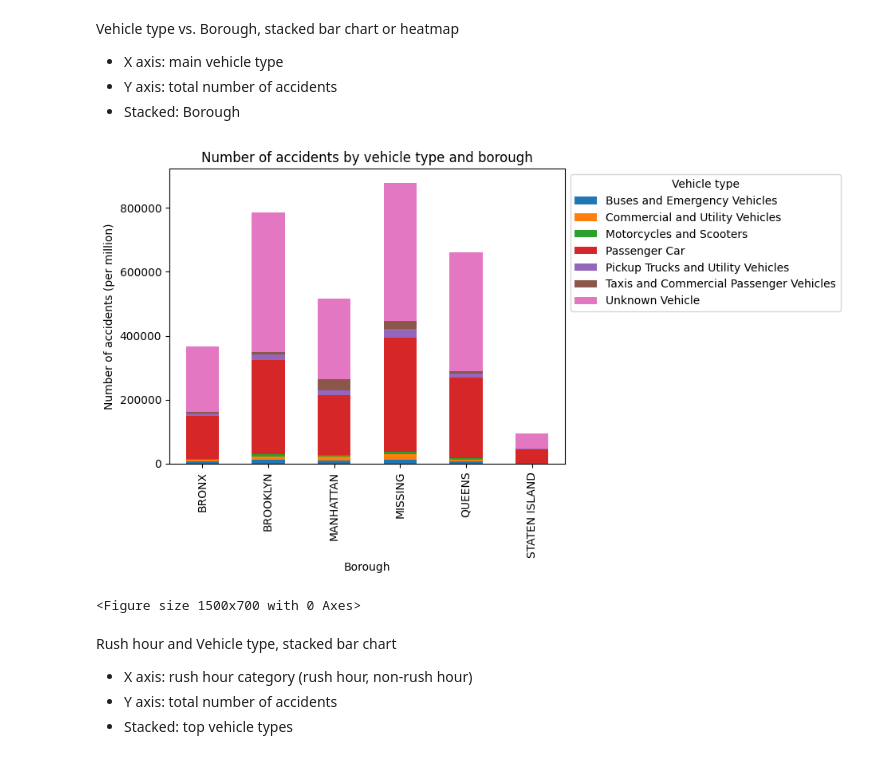
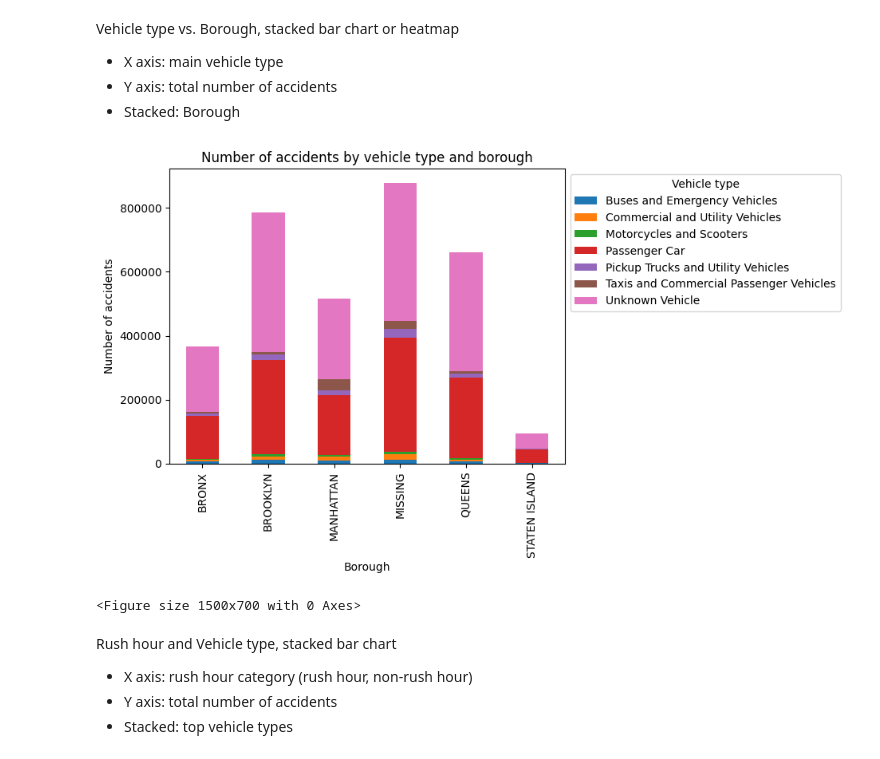
Before and after one commit to cathyduanh/DVA-Project, a Jupyter notebook: Visualization/visualization_dpatel432.ipynb, the cells around one changed output. Cells and saved outputs as stored; diff of their text form; code cells hidden in the pictures.

Commit message:
fixed typo in visualizations

```diff
--- a/Visualization/visualization_dpatel432.ipynb
+++ b/Visualization/visualization_dpatel432.ipynb
@@ -59,20 +59,20 @@ Vehicle type vs. Borough, stacked bar chart or heatmap
 # %%
 fig, ax = plt.subplots()
 
 grouped_by_vehicle_type_borough = combined_borough_df.groupby(['VEHICLE', 'BOROUGH']).count().reset_index()
 values_to_drop = ['Tractors and Heavy Duty Vehicles', 'Trailers']
 index_to_drop = grouped_by_vehicle_type_borough[grouped_by_vehicle_type_borough['VEHICLE'].isin(values_to_drop)].index
 grouped_by_vehicle_type_borough.drop(index_to_drop, inplace=True)
 
 grouped_by_vehicle_type_borough.pivot_table(index='BOROUGH', columns='VEHICLE', values='ZIP_CODE').plot(kind='bar', stacked=True, ax=ax)
 ax.legend(title='Vehicle type', bbox_to_anchor=(1.0, 1), loc='upper left')
 plt.title("Number of accidents by vehicle type and borough")
 plt.xlabel("Borough")
-plt.ylabel("Number of accidents (per million)")
+plt.ylabel("Number of accidents")
 plt.figure(figsize=(15, 7))
 plt.savefig("output/number_of_accidents_by_vehicle_type_and_borough.png")
 # %% [output]
-[figure, old version]
+[figure, new version]
 <Figure size 1500x700 with 0 Axes>
 # %% [markdown]
 Rush hour and Vehicle type, stacked bar chart
```
Also changed, not shown: 1 other file.
